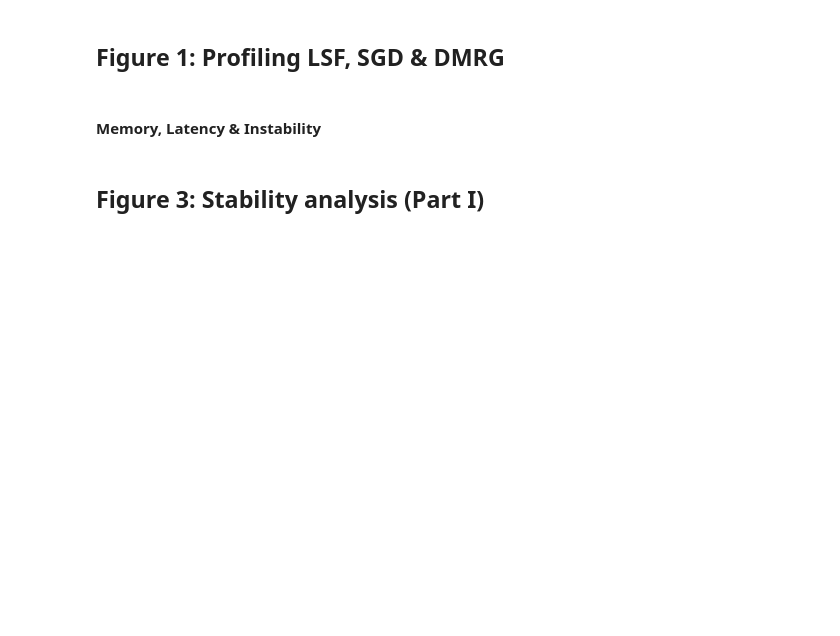
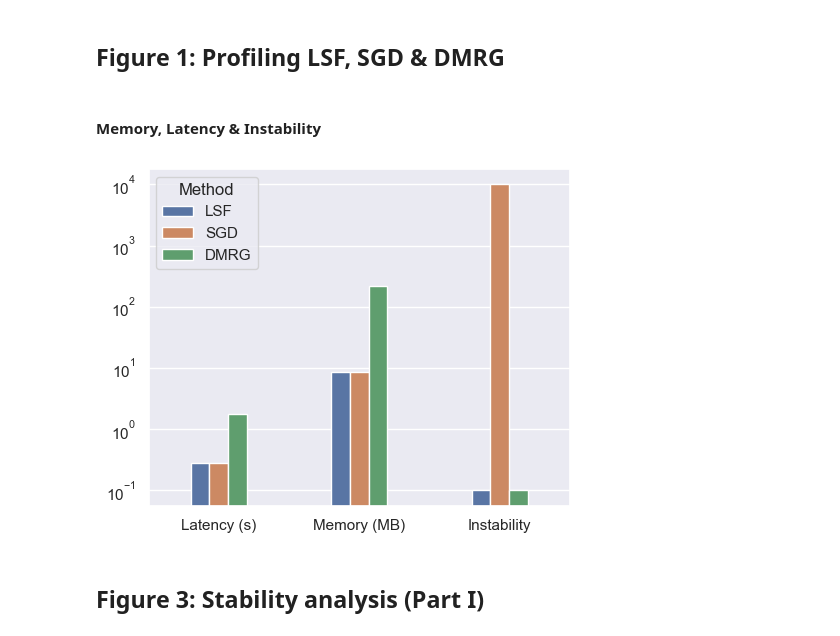
Before and after one commit to marawangamal/ptn, a Jupyter notebook: scripts/results.ipynb, the cells around one changed output. Cells and saved outputs as stored; diff of their text form; code cells hidden in the pictures; blank space fills up the shorter version.

```diff
--- a/scripts/results.ipynb
+++ b/scripts/results.ipynb
@@ -12,51 +19,53 @@ import seaborn as sns
 import matplotlib.pyplot as plt
 
 # Latency:
-# >> python scripts/profile_latency.py --horizons 128 --models mps_dmrg_bm mps_lsf_sigma --device cpu
-#     latency           name   R    H  Do  Di   B sweep_type  sweep_value
-# 0  1.208001    mps_dmrg_bm  32  128   2   1  32          H          128
-# 1  0.161665  mps_lsf_sigma  32  128   2   1  32          H          128
+# >> python scripts/profile_latency.py --horizons 128 --d_output 8 --models mps_bm_dmrg mps_bm_lsf --device cpu
+#     latency         name   R    H  Do  Di   B sweep_type  sweep_value
+# 0  1.799973  mps_bm_dmrg  32  128   8   1  32          H          128
+# 1  0.283370   mps_bm_lsf  32  128   8   1  32          H          128
 
 # Memory:
-# >> python scripts/profile_memory.py --d_outputs 1024 --models mps_dmrg_bm mps_lsf_sigma
-#             model     d      mem_mb
-# 0     mps_dmrg_bm  1024  217.106445
-# 1   mps_lsf_sigma  1024    8.503418
+# >> python scripts/profile_memory.py --d_outputs 1024 --models mps_bm_dmrg mps_bm_lsf
+#          model     d      mem_mb
+# 0  mps_bm_dmrg  1024  217.106445
+# 1   mps_bm_lsf  1024    8.676270
 
 # Instability:
-# >> python scripts/profile_instability.py
-#             name  horizon  iters
-# 0  mps_lsf_sigma      100  10000
-# 1  mps_sgd_sigma      100      1
+# >> python scripts/profile_instability.py --horizons 100
+#         name   horizon   iters
+# 0  mps_bm_lsf      100  10000
+# 1  mps_bm_sgd      100      1
 sns.set_theme()
 
 instability_fn = lambda N: 10000 - N + 0.1
 
 # Data
 df_latency_mem = pd.DataFrame({
-    "Method": ["LSF (ours)", "SGD", "DMRG"],
-    "Latency (s)": [0.16, 0.16, 1.2], # SGD and LSF have same latency
-    "Memory (MB)": [8.5, 8.5, 217],
+    "Method": [r"LSF", r"SGD", r"DMRG"],
+    "Latency (s)": [0.28, 0.28, 1.8], # SGD and LSF have same latency
+    "Memory (MB)": [8.7, 8.7, 217],
     "Instability": [instability_fn(10000), instability_fn(1), instability_fn(10000)],
 })
 
 # Melt the dataframe for easier plotting with seaborn
 df_melted = df_latency_mem.melt(id_vars="Method", var_name="Metric", value_name="Value")
 
 plt.figure(figsize=(5, 4))  # smaller width
 sns.barplot(
     data=df_melted,
     x="Metric",
     y="Value",
     hue="Method",
     width=0.4
 )
 plt.yscale("log")
 ax = plt.gca()
 ax.set_xlabel(None)
 ax.set_ylabel(None)
 plt.tight_layout()
 plt.show()
+# %% [output]
+[figure, added]
 # %% [markdown]
 ## Figure 3: Stability analysis (Part I)
 # %%
```
Also changed, not shown: parts of 5 cells of this notebook, 9 other files.
